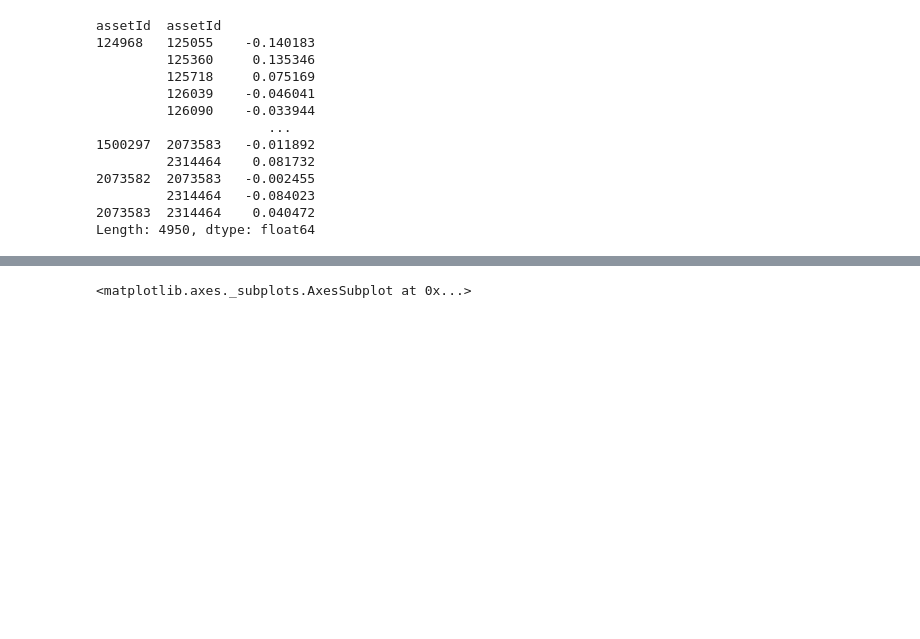
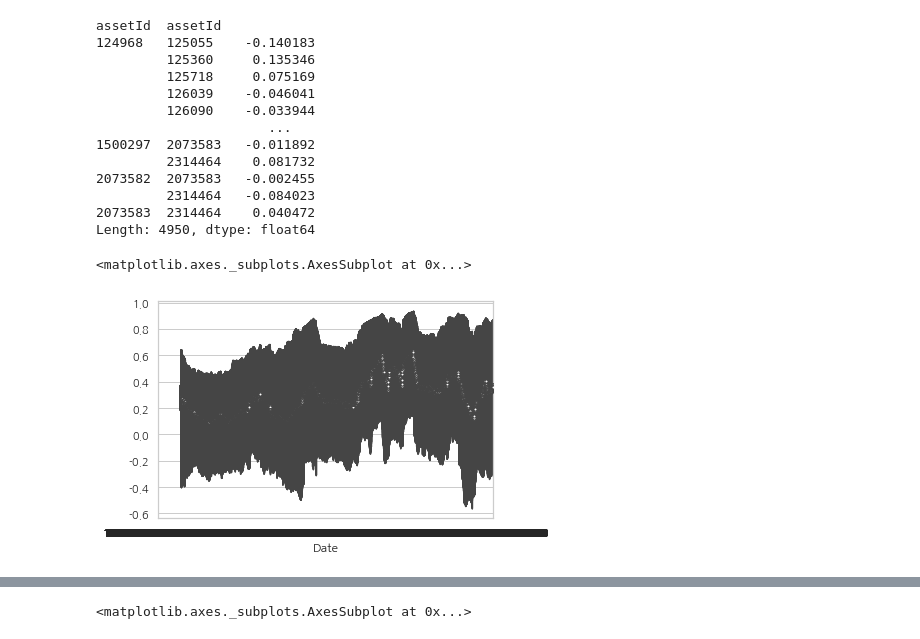
Before and after one commit to dnokes/DATA_698, a Jupyter notebook: notebooks/prototyping/DATA_698_Test_MSTs_Docker_Test.ipynb, the cells around one changed output, grey strips where cells are left out. Cells and saved outputs as stored; diff of their text form; code cells hidden in the pictures; blank space fills up the shorter version.

Commit message:
add correlation percentile plot

```diff
--- a/notebooks/prototyping/DATA_698_Test_MSTs_Docker_Test.ipynb
+++ b/notebooks/prototyping/DATA_698_Test_MSTs_Docker_Test.ipynb
@@ -504,0 +503,5 @@ sns.heatmap(percentileCorrelation,xticklabels=dateTimes,yticklabels=np.arange(0,
+# %%
+sns.violinplot(data=percentileCorrelationDf.T)
+# %% [output]
+<matplotlib.axes._subplots.AxesSubplot at 0x...>
+[figure, added]
```
Also changed, not shown: parts of 5 cells of this notebook.
